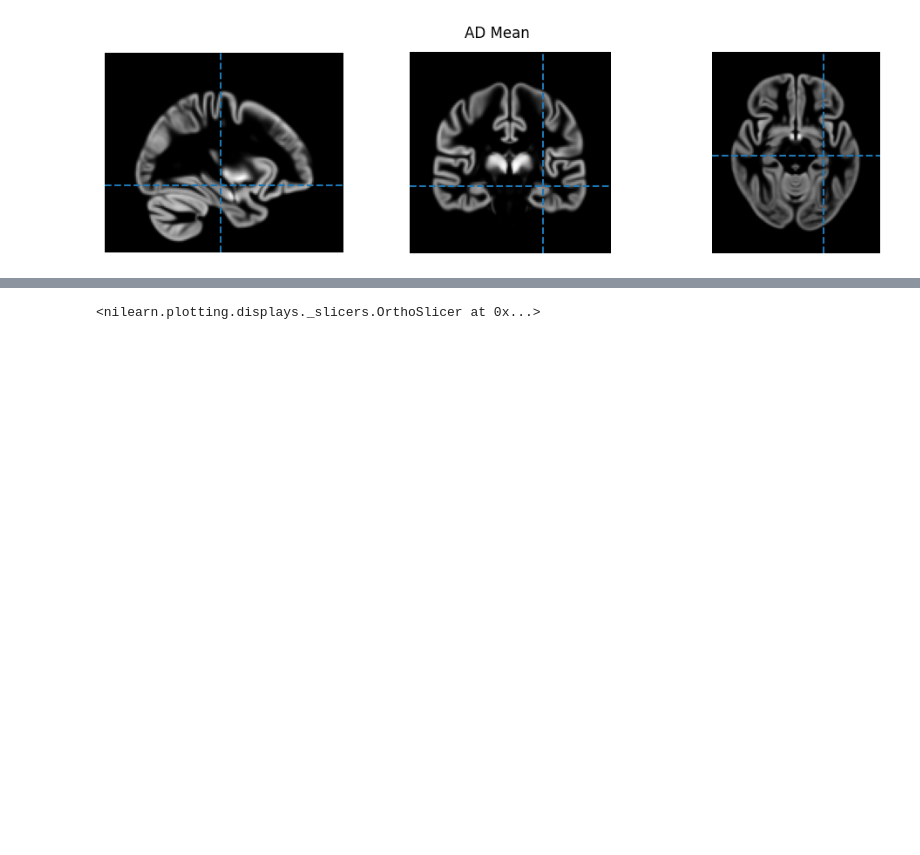
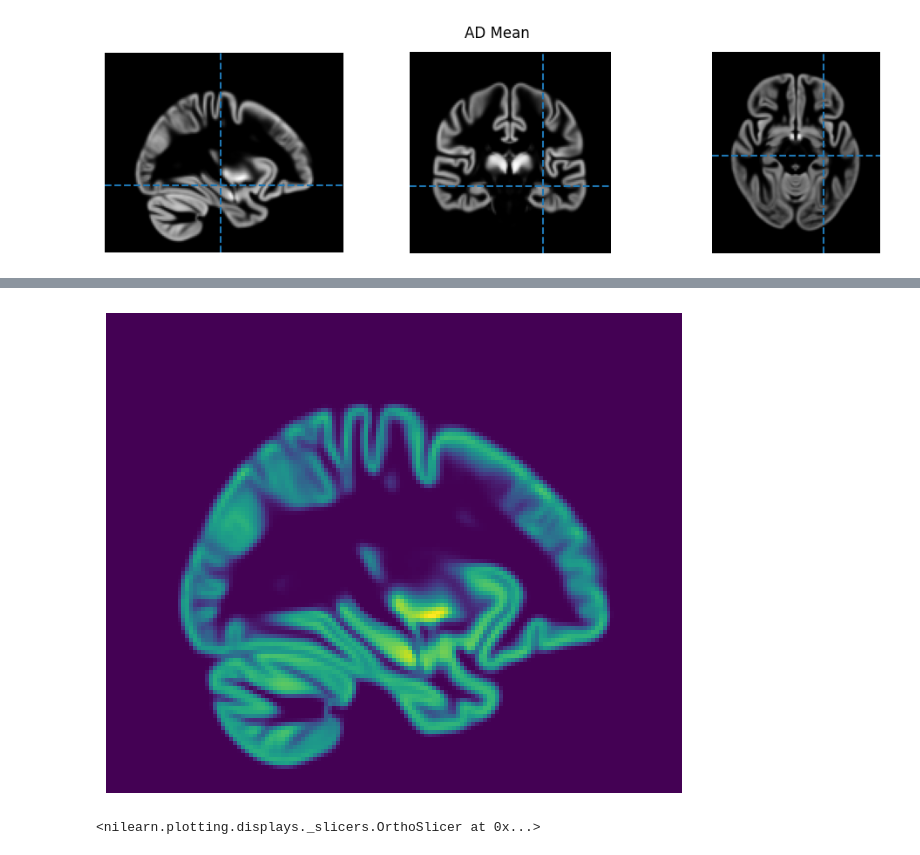
Before and after one commit to bckrlab/ad-fidelity, a Jupyter notebook: reports/adni-eda.ipynb, the cells around one changed output, grey strips where cells are left out. Saved outputs shown, nothing was run; the diff lists cells and outputs as text; code cells hidden in the pictures; blank space fills up the shorter version.

```diff
--- a/reports/adni-eda.ipynb
+++ b/reports/adni-eda.ipynb
@@ -104,3 +124,12 @@ plot_slices(mu_ad, xyz, cmap="binary_r", suptitle="AD Mean");
+# %%
+plt.imshow(cn_slice, origin="lower", vmin=0, vmax=vmax)
+plt.axis("off")
+plt.subplots_adjust(left=0, bottom=0, top=1, right=1)
+plt.tight_layout(pad=0)
+plt.savefig("cn_slice.png", bbox_inches='tight', pad_inches=0)
+plt.show()
+# %% [output]
+[figure, added]
 # %%
 nil.plotting.plot_img(nib.Nifti1Image(mu_ad, affine), title="AD mean")
 # %% [output]
```
Also changed, not shown: parts of 5 cells of this notebook, 2 other files.
